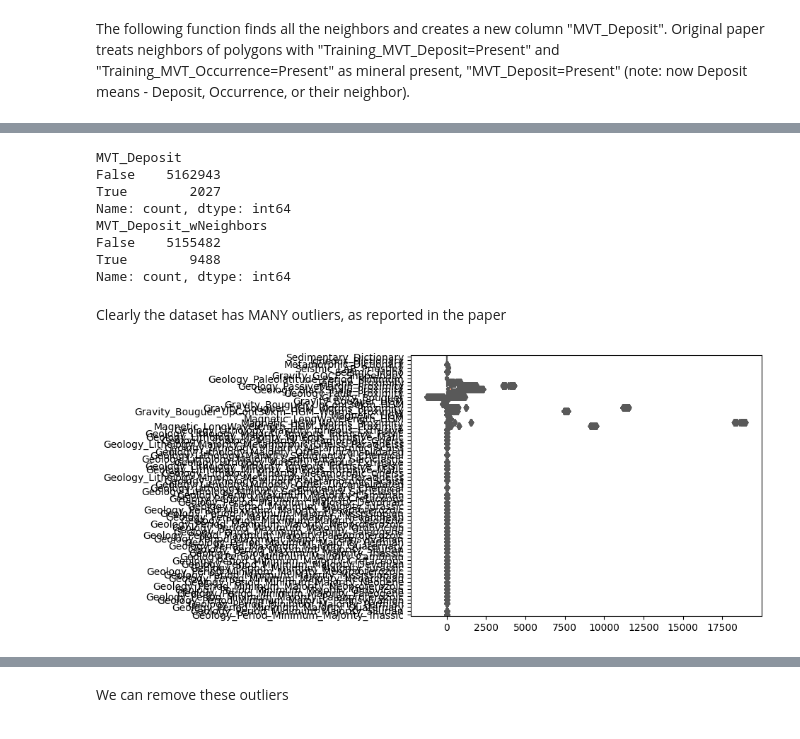
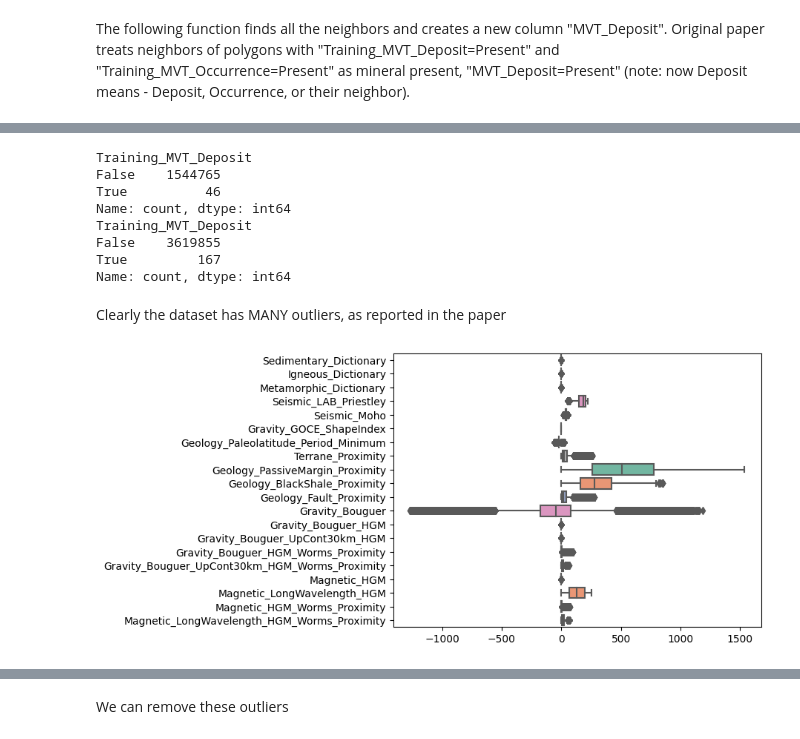
Before and after one commit to DARPA-CRITICALMAAS/sri-ta3-baselines, a Jupyter notebook: H3_MVT_GBM_preferred.ipynb, the cells around one changed output, grey strips where cells are left out. Cells and saved outputs as stored; diff of their text form; code cells hidden in the pictures.

```diff
--- a/H3_MVT_GBM_preferred.ipynb
+++ b/H3_MVT_GBM_preferred.ipynb
@@ -12,7 +12,7 @@ import utilities as utils
 # %% [markdown]
 Loads the datacube
 # %%
-data = utils.load_dataset()
+data = utils.load_dataset("data/LAWLEY22-DATACUBE/2021_Table04_Datacube.csv")
 data.head()
 # %% [output]
 |  | ï»¿"H3_Address" | H3_Resolution | H3_Geometry | Longitude_EPSG4326 | Latitude_EPSG4326 | ... |
@@ -49,15 +49,16 @@ data["Training_CD_Occurrence"] = data["Training_CD_Occurrence"].apply(lambda x:
 # %% [markdown]
 Selects the data /labels used for MVT WOE baseline
 # %%
-cols_dict = utils.load_features_dict(type='MVT', baseline='preferred')
+cols_dict = utils.load_features_dict(deptype='MVT', baseline='preferred')
 data_filtered, cols = utils.extract_cols(data, cols_dict)
-data_filtered = data_filtered.drop(columns=['Continent_Majority'])
-cols.remove('Continent_Majority')
 
 # converts the categorical variables to one-hot encoded vectors for ML compatibility
-data_filtered = pd.get_dummies(data_filtered, columns=['Geology_Lithology_Majority','Geology_Lithology_Minority','Geology_Period_Maximum_Majority','Geology_Period_Minimum_Majority'], prefix=['Geology_Lithology_Majority','Geology_Lithology_Minority','Geology_Period_Maximum_Majority','Geology_Period_Minimum_Majority'])
+# data_filtered = pd.get_dummies(data_filtered, columns=['Geology_Lithology_Majority','Geology_Lithology_Minority','Geology_Period_Maximum_Majority','Geology_Period_Minimum_Majority'], prefix=['Geology_Lithology_Majority','Geology_Lithology_Minority','Geology_Period_Maximum_Majority','Geology_Period_Minimum_Majority'])
 
 data_filtered.info()
+
+data_filtered_aus = data_filtered[data_filtered["Continent_Majority"] == "Oceania"]
+data_filtered_uscan = data_filtered[data_filtered["Continent_Majority"] == "North America"]
 # %% [output]
 <class 'pandas.core.frame.DataFrame'>
 RangeIndex: 5164970 entries, 0 to 5164969
@@ -83,0 +83,3 @@ data_filtered = utils.neighbor_deposits(data_filtered, type='MVT')
+# %%
+data_filtered_aus = utils.neighbor_deposits(data_filtered_aus, deptype='MVT')
+data_filtered_uscan = utils.neighbor_deposits(data_filtered_uscan, deptype='MVT')
@@ -84,12 +104,12 @@ data_filtered = utils.neighbor_deposits(data_filtered, type='MVT')
 # %%
-print(data_filtered['MVT_Deposit'].value_counts())
-print(data_filtered['MVT_Deposit_wNeighbors'].value_counts())
+print(data_filtered_aus['Training_MVT_Deposit'].value_counts())
+print(data_filtered_uscan['Training_MVT_Deposit'].value_counts())
 # %% [output]
-MVT_Deposit
-False    5162943
-True        2027
+Training_MVT_Deposit
+False    1544765
+True          46
 Name: count, dtype: int64
-MVT_Deposit_wNeighbors
-False    5155482
-True        9488
+Training_MVT_Deposit
+False    3619855
+True         167
 Name: count, dtype: int64
@@ -100,6 +116,24 @@ cols = cols[1:-2]
+# %%
+labels_filtered_aus = data_filtered_aus['MVT_Deposit']
+dep_filtered_aus = data_filtered_aus['Training_MVT_Deposit']
+geometry_filtered_aus = data_filtered_aus["H3_Geometry"]
+continent_filtered_aus = data_filtered_aus["Continent_Majority"]
+lats_filtered_aus = data_filtered_aus["Latitude_EPSG4326"]
+
+labels_filtered_uscan = data_filtered_uscan['MVT_Deposit']
+dep_filtered_uscan = data_filtered_uscan['Training_MVT_Deposit']
+geometry_filtered_uscan = data_filtered_uscan["H3_Geometry"]
+continent_filtered_uscan = data_filtered_uscan["Continent_Majority"]
+lats_filtered_uscan = data_filtered_uscan["Latitude_EPSG4326"]
+
+data_filtered_aus = data_filtered_aus.drop(columns=['H3_Geometry', 'Continent_Majority', 'Latitude_EPSG4326', 'Training_MVT_Deposit', 'Training_MVT_Occurrence', 'MVT_Deposit', 'MVT_Deposit_wNeighbors'])
+data_filtered_uscan = data_filtered_uscan.drop(columns=['H3_Geometry', 'Continent_Majority', 'Latitude_EPSG4326', 'Training_MVT_Deposit', 'Training_MVT_Occurrence', 'MVT_Deposit', 'MVT_Deposit_wNeighbors'])
+
+
+cols = cols[3:-2]
 # %% [markdown]
 Clearly the dataset has MANY outliers, as reported in the paper
 # %%
-ax = sns.boxplot(data=data_filtered, orient="h", palette="Set2")
+ax = sns.boxplot(data=data_filtered_aus, orient="h", palette="Set2")
 # %% [output]
-[figure, old version]
+[figure, new version]
```
Also changed, not shown: parts of 20 cells of this notebook, 5 other files.
